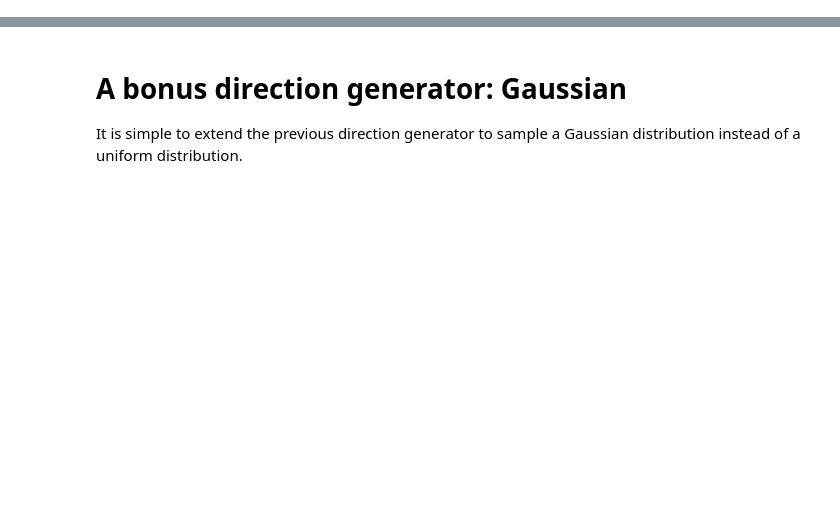
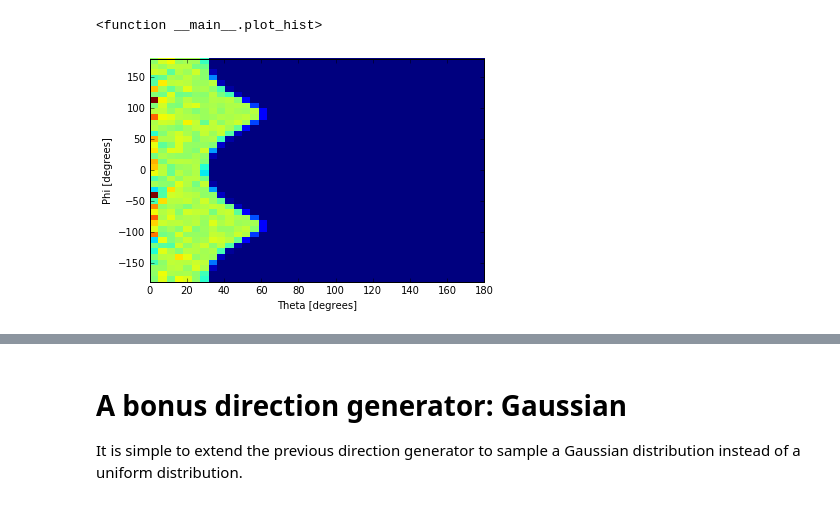
Before and after one commit to davidchall/random-direction, a Jupyter notebook: Generate_Beam_Directions.ipynb, the cells around one changed output, grey strips where cells are left out. Drawn from its saved outputs; the diff is of its cells as text; code cells hidden in the pictures; blank space fills up the shorter version.

Commit message:
Add some text and a histogram widget plot

```diff
--- a/Generate_Beam_Directions.ipynb
+++ b/Generate_Beam_Directions.ipynb
@@ -9 +32,29 @@ from plotting import plot_unit_sphere
+# %%
+%matplotlib inline
+from ipywidgets import interact, FloatSlider, ToggleButtons
+from IPython.display import display
+
+fig = plt.figure()
+plt.xlabel('Theta [degrees]')
+plt.ylabel('Phi [degrees]')
+
+def plot_hist(theta_x, theta_y, source_type):
+    source = source_type(theta_x*ureg.degree, theta_y*ureg.degree)
+    x,y,z = source.generate(100000)
+
+    theta = np.arccos(z)
+    phi = np.arctan2(y, x)
+    wgt = 1./np.sin(theta)  # account for how solid area depends on phi
+
+    plt.hist2d(np.rad2deg(theta), np.rad2deg(phi), bins=[40,40], range=[[0, 180], [-180, 180]], weights=wgt, normed=True)
+
+
+w_theta_x = FloatSlider(min=1e-3, max=180, value=30, description='$\\theta_x$', continuous_update=False)
+w_theta_y = FloatSlider(min=1e-3, max=180, value=60, description='$\\theta_y$', continuous_update=False)
+w_source = ToggleButtons(options={'Uniform': UniformBeam, 'Gaussian': GaussianBeam}, value=UniformBeam, description='Beam:')
+
+interact(plot_hist, theta_x=w_theta_x, theta_y=w_theta_y, source_type=w_source)
+# %% [output]
+<function __main__.plot_hist>
+[figure, added]
 # %% [markdown]
```
Also changed, not shown: parts of 7 cells of this notebook.
